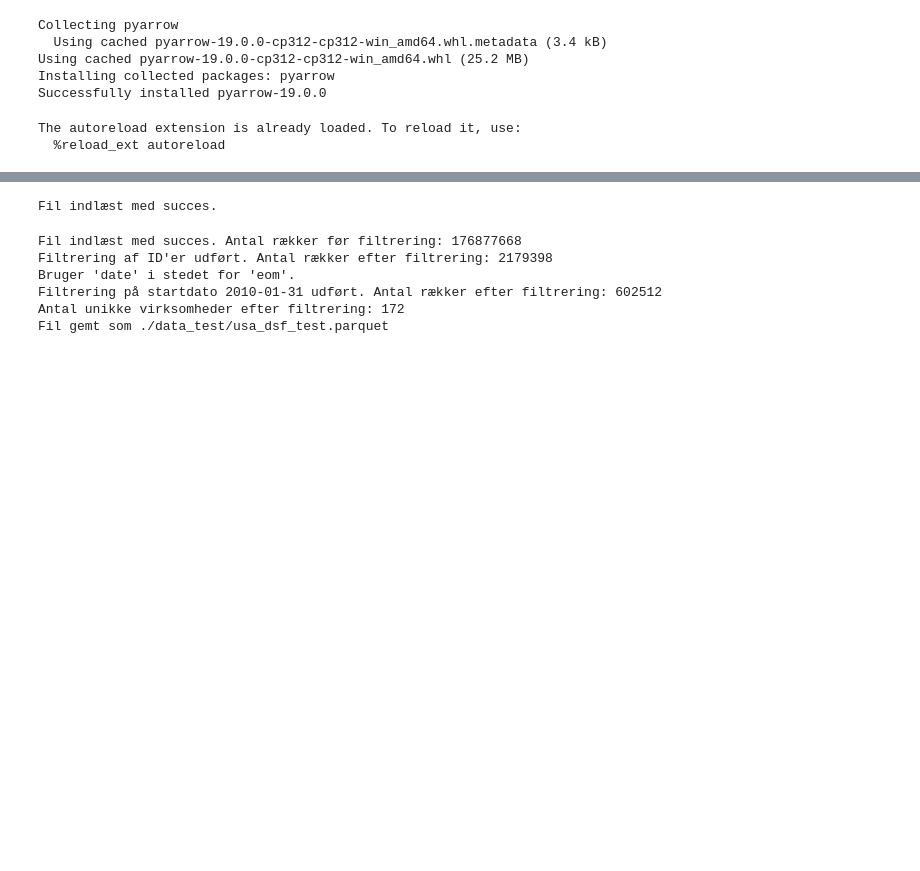
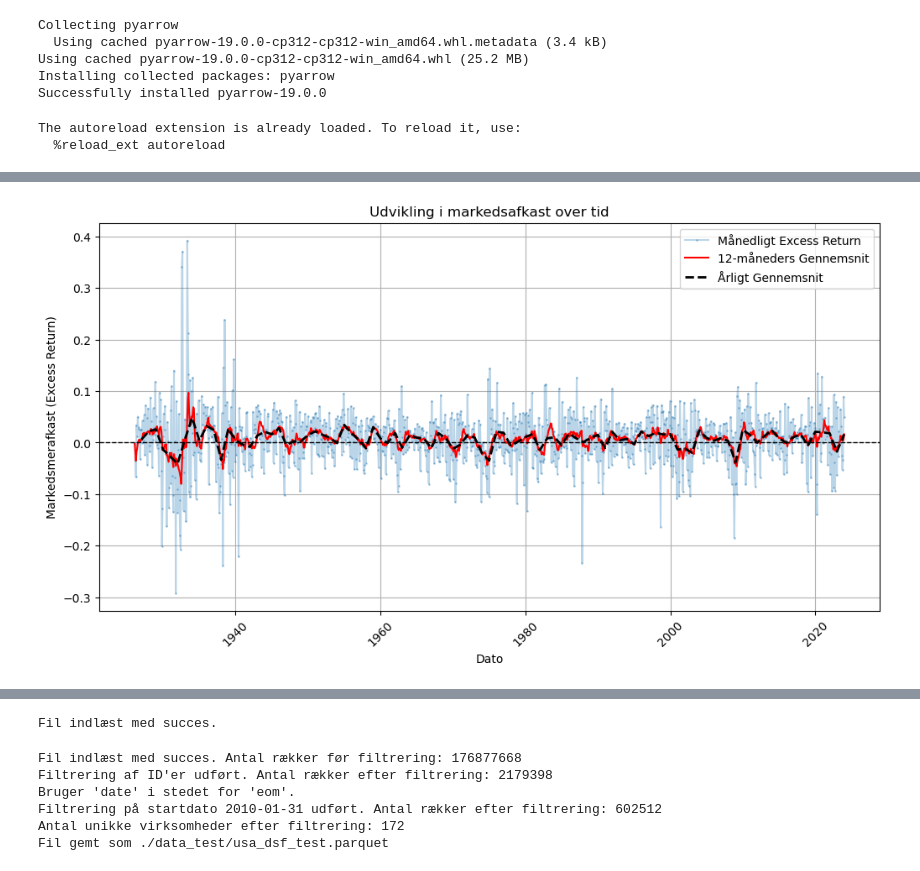
Before and after one commit to Hedegaard9/Master, a Jupyter notebook: data_analysis.ipynb, the cells around one changed output, grey strips where cells are left out. Saved outputs shown, nothing was run; the diff lists cells and outputs as text; code cells hidden in the pictures; blank space fills up the shorter version.

```diff
--- a/data_analysis.ipynb
+++ b/data_analysis.ipynb
@@ -31,0 +104,35 @@ The autoreload extension is already loaded. To reload it, use:
+# %%
+# Konverter eom til datetime-format
+market_returns['eom'] = pd.to_datetime(market_returns['eom'])
+
+# Beregn et 12-måneders glidende gennemsnit (1-års gennemsnit)
+market_returns['rolling_avg'] = market_returns['mkt_vw_exc'].rolling(window=12, min_periods=1).mean()
+
+# Resample data til årlige værdier for bedre overblik
+annual_returns = market_returns.resample('Y', on='eom').mean()
+
+# Plot original data med lav alpha (gennemsigtighed)
+plt.figure(figsize=(12, 6))
+plt.plot(market_returns['eom'], market_returns['mkt_vw_exc'], linestyle='-', marker='o', markersize=1, alpha=0.3, label="Månedligt Excess Return")
+
+# Tilføj glidende gennemsnit for en tydeligere trend
+plt.plot(market_returns['eom'], market_returns['rolling_avg'], color='red', linewidth=1.5, label="12-måneders Gennemsnit")
+
+# Tilføj årsresamplet trendlinje
+plt.plot(annual_returns.index, annual_returns['mkt_vw_exc'], color='black', linestyle='dashed', linewidth=2, label="Årligt Gennemsnit")
+
+# Tilføj en horisontal linje ved 0
+plt.axhline(0, color='black', linewidth=1, linestyle='--')
+
+# Formatering af plot
+plt.xlabel("Dato")
+plt.ylabel("Markedsmerafkast (Excess Return)")
+plt.title("Udvikling i markedsafkast over tid")
+plt.legend()
+plt.grid(True)
+plt.xticks(rotation=45)  # Bedre læsbarhed af datoer
+
+# Vis plot
+plt.show()
+# %% [output]
+[figure, added]
```
Also changed, not shown: parts of 7 cells of this notebook, 2 other files.
